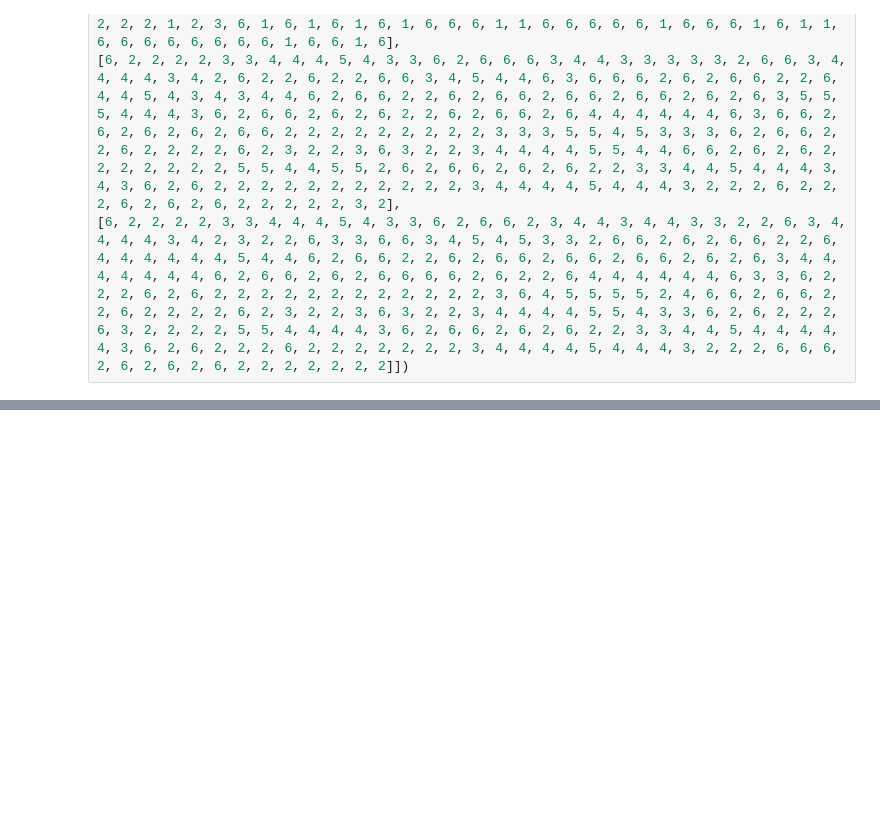
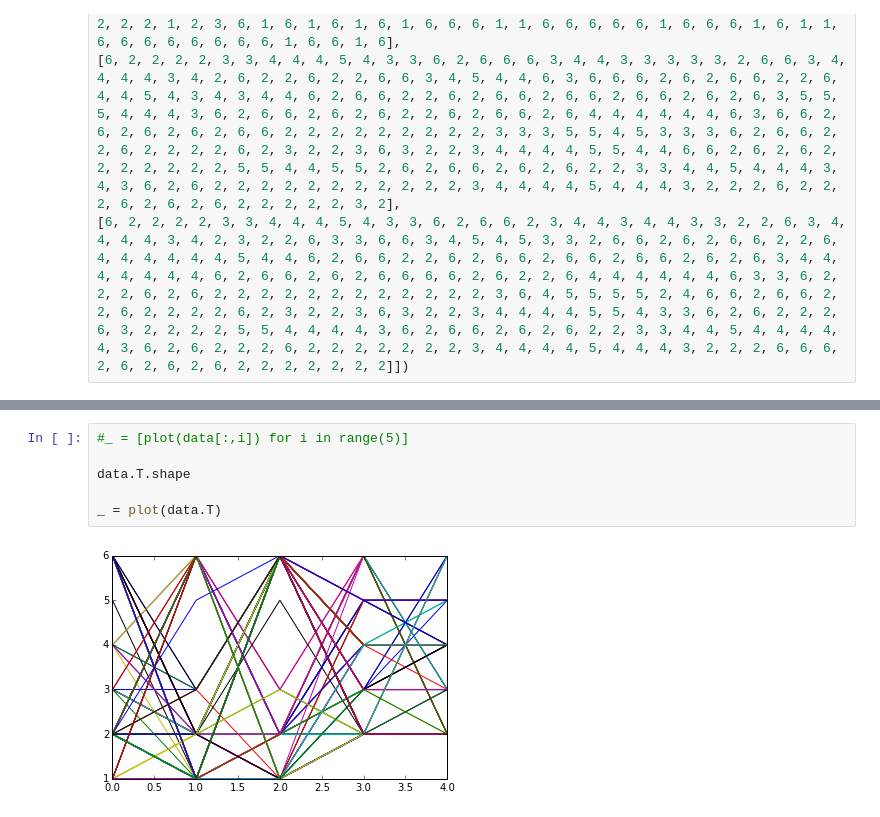
Before and after one commit to kastnerkyle/School, a Jupyter notebook: analytics/neuralnets_talk/pybrain.ipynb, the cells around one changed output, grey strips where cells are left out. Drawn from its saved outputs; the diff is of its cells as text; blank space fills up the shorter version.

```diff
--- a/analytics/neuralnets_talk/pybrain.ipynb
+++ b/analytics/neuralnets_talk/pybrain.ipynb
@@ -68,0 +76,8 @@ for i in range(1000):
+# %%
+#_ = [plot(data[:,i]) for i in range(5)]
+
+data.T.shape
+
+_ = plot(data.T)
+# %% [output]
+[figure, added]
```
Also changed, not shown: parts of 3 cells of this notebook, 1 other file.
